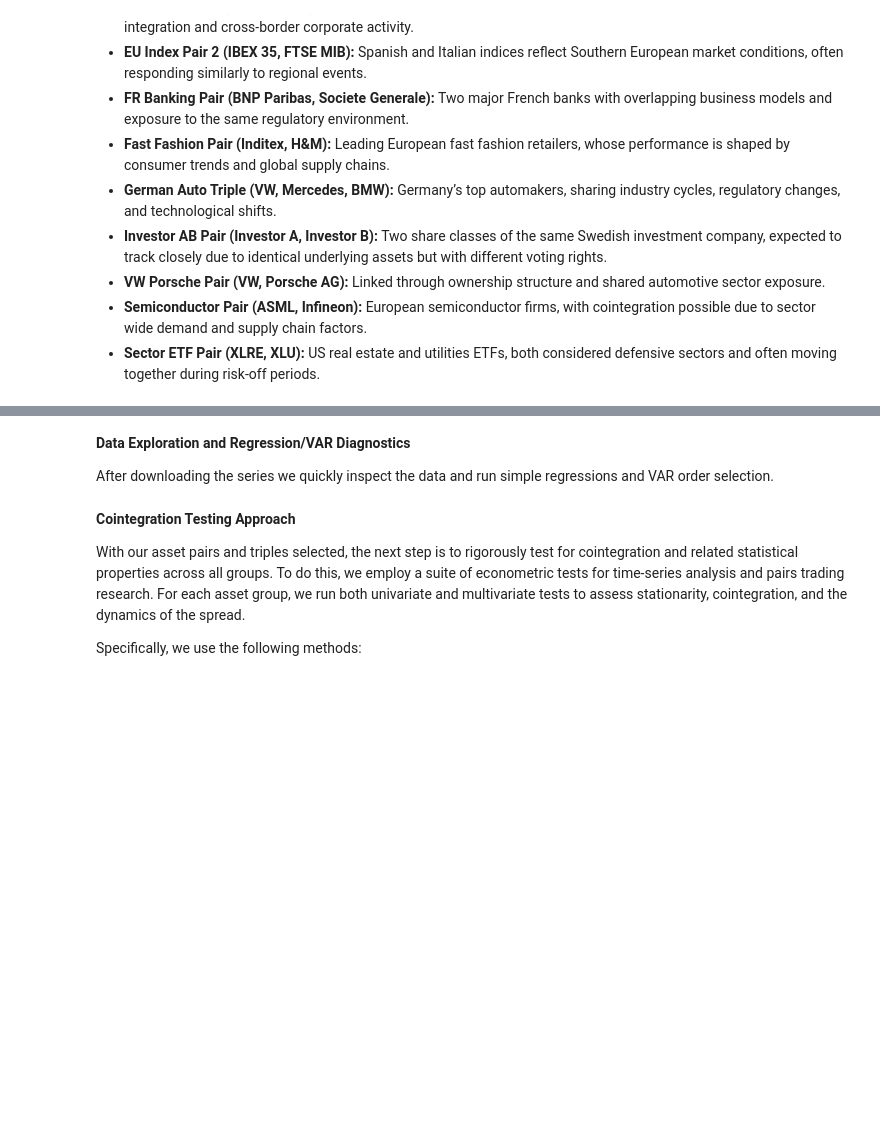
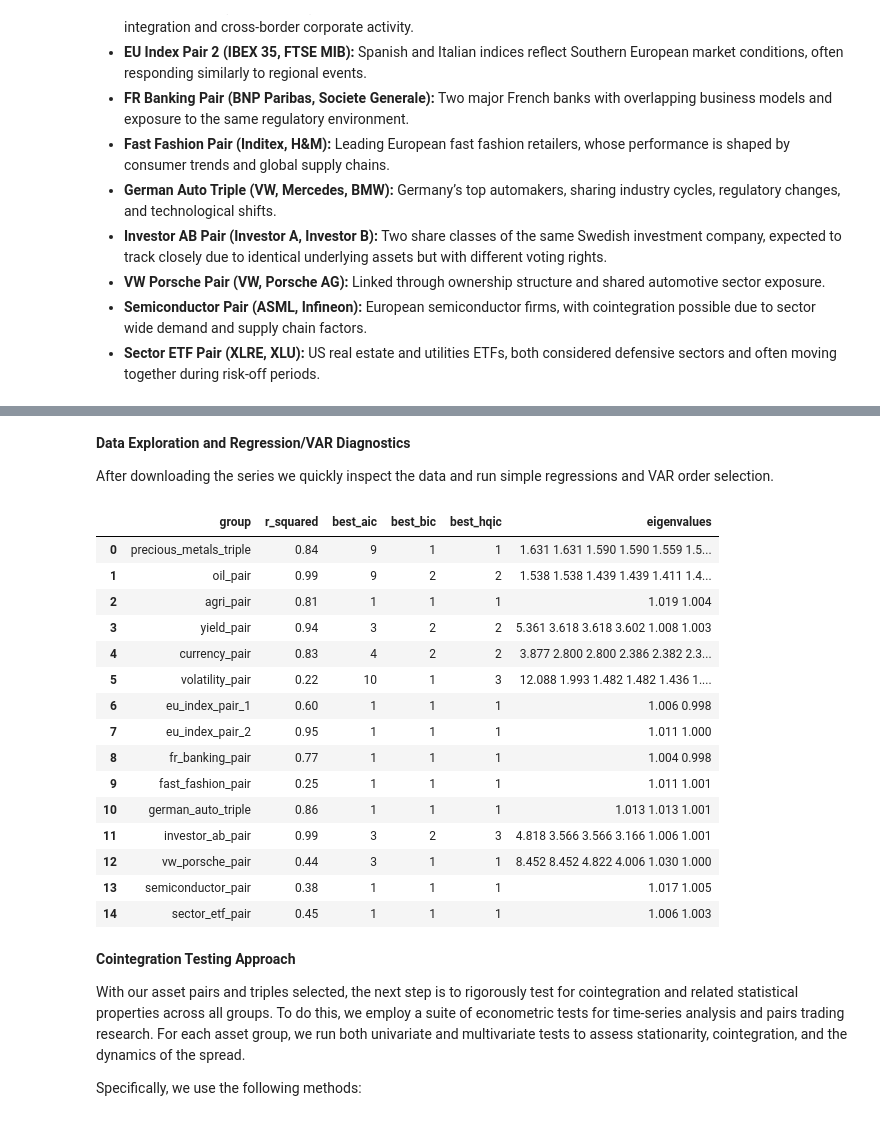
Before and after one commit to gustavlan/cointegration-analysis, a Jupyter notebook: notebook.ipynb, the cells around one changed output, grey strips where cells are left out. Saved outputs shown, nothing was run; the diff lists cells and outputs as text; code cells hidden in the pictures; blank space fills up the shorter version.

Commit message:
reworked regression/var analysis

```diff
--- a/notebook.ipynb
+++ b/notebook.ipynb
@@ -145,4 +147,0 @@ all_data = fetch_asset_data(asset_groups, start_date, end_date)
-# %% [markdown]
-**Data Exploration and Regression/VAR Diagnostics**
-
-After downloading the series we quickly inspect the data and run simple regressions and VAR order selection.
@@ -175,3 +148,49 @@ reg_var_summary
+# %% [markdown]
+**Data Exploration and Regression/VAR Diagnostics**
+
+After downloading the series we quickly inspect the data and run simple regressions and VAR order selection.
+# %%
+import statsmodels.api as sm
+reg_var_summary = []
+for name, df in all_data.items():
+    y = df.iloc[:,0]
+    X = sm.add_constant(df.iloc[:,1:])
+    beta = matrix_ols_regression(y.values, X.values)
+    preds = X.values @ beta
+    r2 = 1 - ((y.values - preds)**2).sum() / ((y.values - y.mean())**2).sum()
+
+    var_df, best_aic, best_bic, best_hqic = select_var_order(df.dropna())
+    eigvals = var_df.loc[var_df['lag']==best_aic, 'eigenvalues'].iloc[0]
+    eigvals_magnitude = [np.abs(x) for x in eigvals]
+    eigvals_str = ' '.join([f'{abs(x):.3f}' for x in eigvals_magnitude])
+
+    reg_var_summary.append({
+        'group': name,
+        'r_squared': r2,
+        'best_aic': best_aic,
+        'best_bic': best_bic,
+        'best_hqic': best_hqic,
+        'eigenvalues': eigvals_str
+    })
+reg_var_summary = pd.DataFrame(reg_var_summary)
+reg_var_summary
+# %% [output]
+|  | group | r_squared | best_aic | best_bic | best_hqic | eigenvalues |
+| 0 | precious_metals_triple | 0.84 | 9 | 1 | 1 | 1.631 1.631 1.590 1.590 1.559 1.5... |
+| 1 | oil_pair | 0.99 | 9 | 2 | 2 | 1.538 1.538 1.439 1.439 1.411 1.4... |
+| 2 | agri_pair | 0.81 | 1 | 1 | 1 | 1.019 1.004 |
+| 3 | yield_pair | 0.94 | 3 | 2 | 2 | 5.361 3.618 3.618 3.602 1.008 1.003 |
+| 4 | currency_pair | 0.83 | 4 | 2 | 2 | 3.877 2.800 2.800 2.386 2.382 2.3... |
+| 5 | volatility_pair | 0.22 | 10 | 1 | 3 | 12.088 1.993 1.482 1.482 1.436 1.... |
+| 6 | eu_index_pair_1 | 0.60 | 1 | 1 | 1 | 1.006 0.998 |
+| 7 | eu_index_pair_2 | 0.95 | 1 | 1 | 1 | 1.011 1.000 |
+| 8 | fr_banking_pair | 0.77 | 1 | 1 | 1 | 1.004 0.998 |
+| 9 | fast_fashion_pair | 0.25 | 1 | 1 | 1 | 1.011 1.001 |
+| 10 | german_auto_triple | 0.86 | 1 | 1 | 1 | 1.013 1.013 1.001 |
+| 11 | investor_ab_pair | 0.99 | 3 | 2 | 3 | 4.818 3.566 3.566 3.166 1.006 1.001 |
+| 12 | vw_porsche_pair | 0.44 | 3 | 1 | 1 | 8.452 8.452 4.822 4.006 1.030 1.000 |
+| 13 | semiconductor_pair | 0.38 | 1 | 1 | 1 | 1.017 1.005 |
+| 14 | sector_etf_pair | 0.45 | 1 | 1 | 1 | 1.006 1.003 |
 # %% [markdown]
 **Cointegration Testing Approach**
 
```
Also changed, not shown: parts of 7 cells of this notebook, 2 other files.
